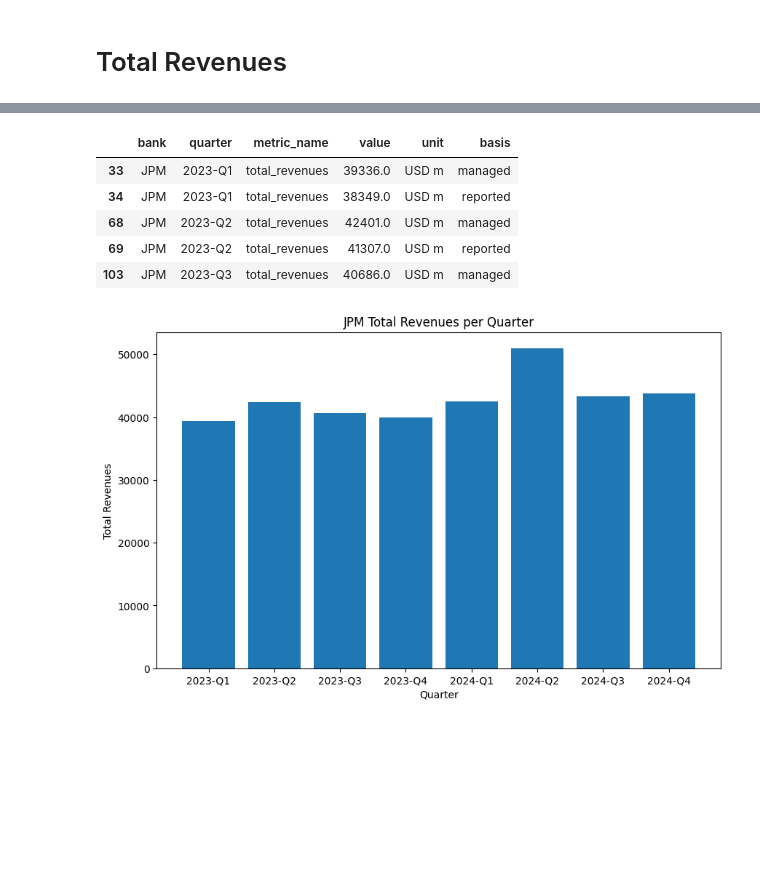
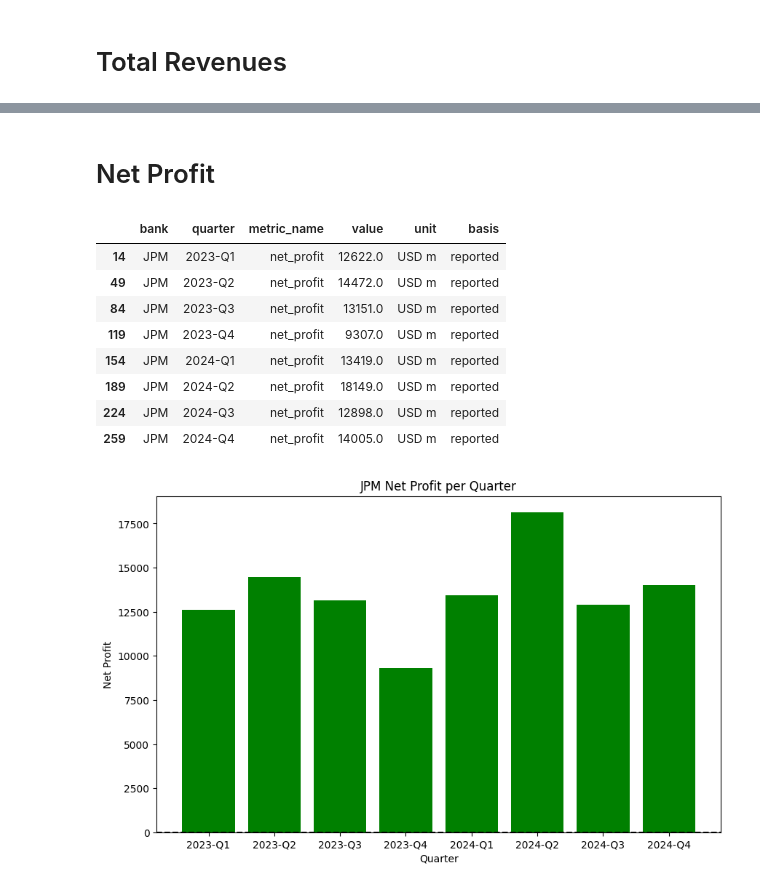
Before and after one commit to maybebool/boe-financial-analysis, a Jupyter notebook: notebooks/rachel/JPM/Financial_metrics/JPM_financial_metrics.ipynb, the cells around one changed output, grey strips where cells are left out. Cells and saved outputs as stored; diff of their text form; code cells hidden in the pictures; blank space fills up the shorter version.

```diff
--- a/notebooks/rachel/JPM/Financial_metrics/JPM_financial_metrics.ipynb
+++ b/notebooks/rachel/JPM/Financial_metrics/JPM_financial_metrics.ipynb
@@ -70,10 +70,12 @@ loaded all_metrics.csv  510 rows
 Amend the commented section to include the bank of choice.
 # %%
 # Create dataframe with bank = 'UBS' (replace with bank of choice)
-financial_data = met[data['bank'] == 'JPM'].copy()
-print(financial_data.shape)
+jpm_financial_data = met[data['bank'] == 'JPM'].copy()
+print(jpm_financial_data.shape)
+# Drop rows with bank = UBS
+jpm_financial_data = jpm_financial_data[jpm_financial_data['bank'] != 'UBS'].copy()
 # 35 lines of data per quarter
-financial_data.head(35)
+jpm_financial_data.head(35)
 # %% [output]
 (510, 6)
 |  | bank | quarter | metric_name | value | unit | basis |
@@ -98,23 +129,32 @@ financial_data.head(35)
+# %% [markdown]
+# Net Profit
 # %%
-# Create a dataframe of total_revenues
-total_revenues_data = financial_data[financial_data['metric_name'] == 'total_revenues'].copy()
-total_revenues_data.head()
+# Create a dataframe of net_profit where basis = reported
+jpm_net_profit_data = jpm_financial_data[(jpm_financial_data['metric_name'] == 'net_profit') & (jpm_financial_data['basis'] == 'reported')].copy()
+# Sort in order of quarter
+jpm_net_profit_data.sort_values(by='quarter', inplace=True)
+jpm_net_profit_data.head(10)
 # %% [output]
 |  | bank | quarter | metric_name | value | unit | basis |
-| 33 | JPM | 2023-Q1 | total_revenues | 39336.0 | USD m | managed |
-| 34 | JPM | 2023-Q1 | total_revenues | 38349.0 | USD m | reported |
-| 68 | JPM | 2023-Q2 | total_revenues | 42401.0 | USD m | managed |
-| 69 | JPM | 2023-Q2 | total_revenues | 41307.0 | USD m | reported |
-| 103 | JPM | 2023-Q3 | total_revenues | 40686.0 | USD m | managed |
+| 14 | JPM | 2023-Q1 | net_profit | 12622.0 | USD m | reported |
+| 49 | JPM | 2023-Q2 | net_profit | 14472.0 | USD m | reported |
+| 84 | JPM | 2023-Q3 | net_profit | 13151.0 | USD m | reported |
+| 119 | JPM | 2023-Q4 | net_profit | 9307.0 | USD m | reported |
+| 154 | JPM | 2024-Q1 | net_profit | 13419.0 | USD m | reported |
+| 189 | JPM | 2024-Q2 | net_profit | 18149.0 | USD m | reported |
+| 224 | JPM | 2024-Q3 | net_profit | 12898.0 | USD m | reported |
+| 259 | JPM | 2024-Q4 | net_profit | 14005.0 | USD m | reported |
 # %%
-# Plot total_revenues as a bar plot
+# Plot net_profit as a bar plot
 plt.figure(figsize=(10,6))
-plt.bar(total_revenues_data['quarter'], total_revenues_data['value'])
+plt.bar(jpm_net_profit_data['quarter'], jpm_net_profit_data['value'], color='green')
 plt.xlabel('Quarter')
-plt.ylabel('Total Revenues')
-plt.title('JPM Total Revenues per Quarter')
+plt.ylabel('Net Profit')
+# plot axis line at y = 0 as dashed line
+plt.axhline(0, color='black', linestyle='--')
+plt.title('JPM Net Profit per Quarter')
 # Save figure
-plt.savefig('JPM_Total_Revenues_per_Quarter.png')
+plt.savefig('JPM_Net_Profit_per_Quarter.png')
 plt.show()
 # %% [output]
-[figure, old version]
+[figure, new version]
```
Also changed, not shown: parts of 3 cells of this notebook, 7 other files.
